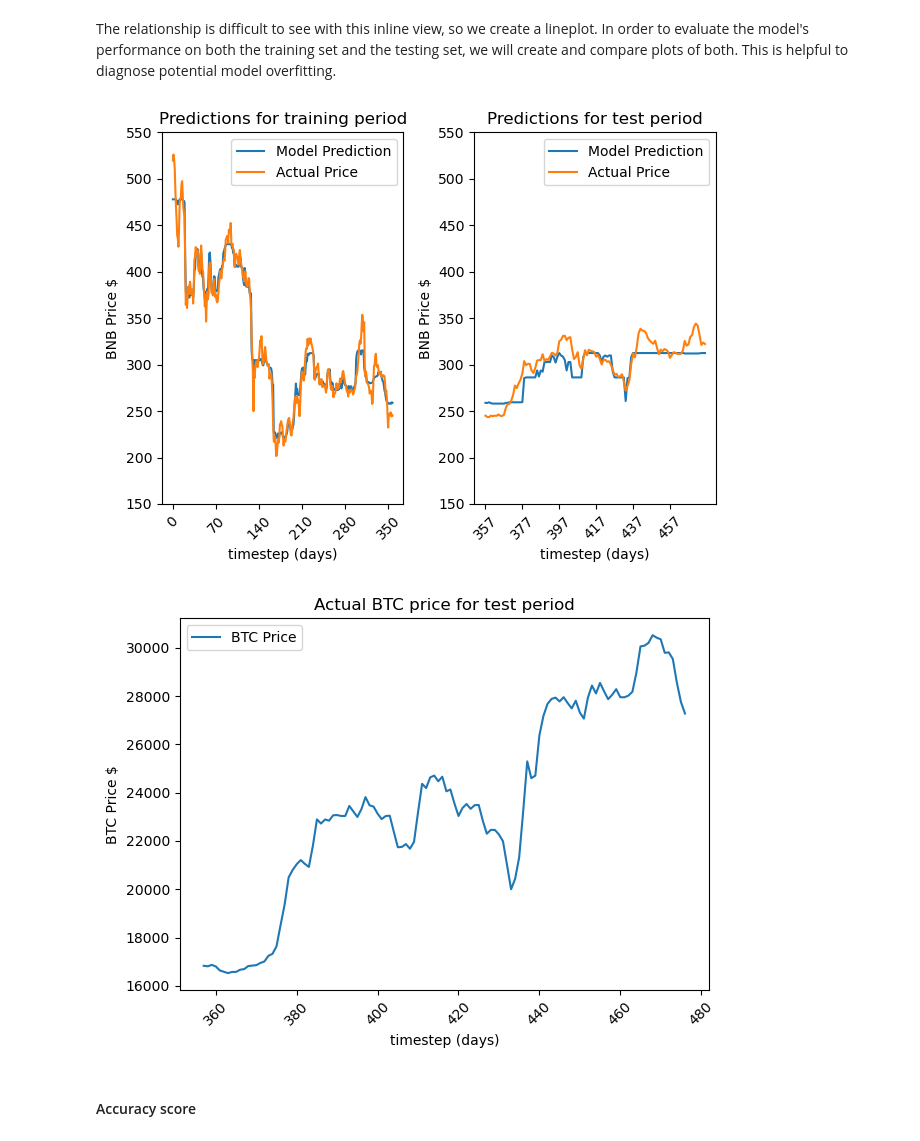
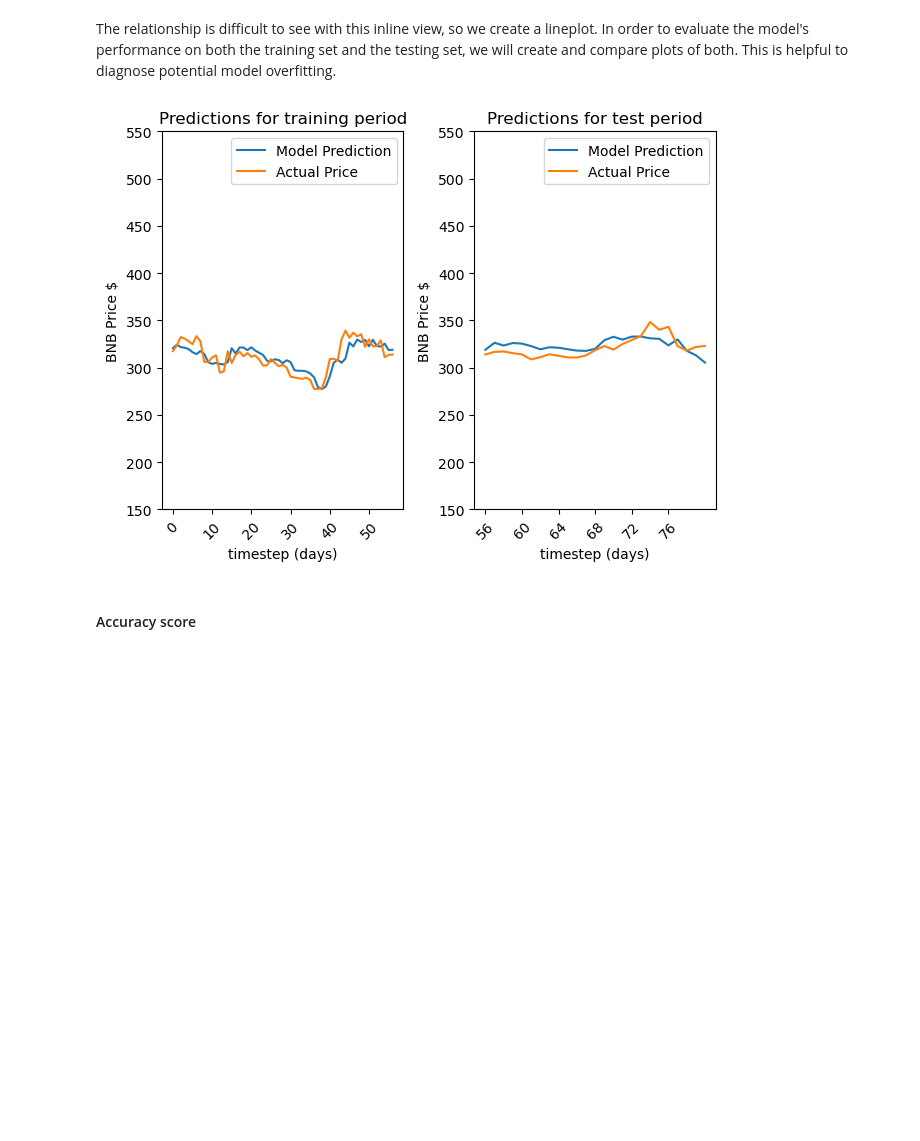
Before and after one commit to mwaterman09/Data_Analysis, a Jupyter notebook: BNB_BTC_analysis.ipynb, the cells around one changed output. Saved outputs shown, nothing was run; the diff lists cells and outputs as text; code cells hidden in the pictures; blank space fills up the shorter version.

```diff
--- a/BNB_BTC_analysis.ipynb
+++ b/BNB_BTC_analysis.ipynb
@@ -317,7 +317,6 @@ The next step is to select a date between 2017-11-09 and 2023-4-22 to determine
 # %%
 # select cutoff date for modeling data
-date = pd.to_datetime('2022-1-01')
-model_data = model_data[model_data['Date'] >= date]
-model_data.reset_index(inplace=True)
+date = pd.to_datetime('2023-2-1')
+model_data = model_data[model_data['Date'] >= date].copy()
+model_data.reset_index(inplace=True, drop=True)
 model_data['timestep'] = model_data.index.values
-model_data.head()
@@ -357,6 +348,6 @@ The next step is to split the data into testing and training sections. This can
 # %%
 # manually create training and testing data
-training_percent = 0.75
+training_percent = 0.7
 X_train = model_data.loc[model_data.index <= model_data.index.max()*training_percent, ['BTC_price', 'timestep']]
 X_test = model_data.loc[model_data.index >= model_data.index.max()*training_percent, ['BTC_price', 'timestep']]
 y_train = model_data.loc[model_data.index <= model_data.index.max()*training_percent, ['BNB_price']]
@@ -377,3 +369,3 @@ The next step is to select hyperparameters and train the model.
 # %%
-# initialize the model with no hyperparameters
-model = RandomForestRegressor()
+# initialize the model
+model = MLPRegressor(random_state=1, max_iter=500, activation='relu', hidden_layer_sizes=(5,10), solver='lbfgs')
@@ -405,8 +373,0 @@ Define and run the model with optimized hyperparameters.
-# %%
-# reinitialize RFR model
-model = RandomForestRegressor(n_estimators=params['n_estimators'], max_features=params['max_features'],\
-                             min_samples_split=params['min_samples_split'], max_depth=params['max_depth'],\
-                              min_samples_leaf=params['min_samples_leaf'], \
-                             random_state=0)
-
-model.fit(X_train, y_train.values.reshape(y_train.size)) # train the model
@@ -448,40 +412,28 @@ The relationship is difficult to see with this inline view, so we create a linep
 # %%
 # create lineplot of predictions on training data
 plt.subplot(1,2,1)
 sns.lineplot(x=X_train['timestep'], y=y_train_pred.reshape(len(y_train_pred)), label='Model Prediction')
 sns.lineplot(x=X_train['timestep'], y=y_train['BNB_price'], label='Actual Price')
 plt.xlabel('timestep (days)')
 plt.ylabel('BNB Price $')
 plt.yticks(range(150,600, 50))
 plt.title("Predictions for training period")
-plt.xticks(range(X_train['timestep'].min(), X_train['timestep'].max(), 70))
+plt.xticks(range(X_train['timestep'].min(), X_train['timestep'].max(), 10))
 plt.xticks(rotation=45)
 
 # create lineplot of predictions on test data
 plt.subplot(1,2,2)
 sns.lineplot(x=X_test['timestep'], y=y_test_pred.reshape(len(y_test_pred)), label='Model Prediction')
 sns.lineplot(x=X_test['timestep'], y=y_test['BNB_price'], label='Actual Price')
 plt.title("Predictions for test period")
 plt.xlabel('timestep (days)')
 plt.ylabel("BNB Price $")
-plt.xticks(range(X_test['timestep'].min(), X_test['timestep'].max(), 20))
+plt.xticks(range(X_test['timestep'].min(), X_test['timestep'].max(), 4))
 plt.xticks(rotation=45)
 plt.yticks(range(150,600, 50))
 plt.tight_layout()
-
-
-# create lineplot of actual BTC prices during testing data
-plt.figure()
-sns.lineplot(x=X_test['timestep'], y=X_test['BTC_price'], label='BTC Price')
-plt.xlabel('timestep (days)')
-plt.ylabel('BTC Price $')
-plt.title("Actual BTC price for test period")
-plt.xticks(rotation=45)
-plt.tight_layout()
-plt.show()
 # %% [output]
-[figure, old version]
+[figure, new version]
-[figure, removed]
 # %% [markdown]
 #### Accuracy score
 # %%
```
Also changed, not shown: parts of 26 cells of this notebook.
